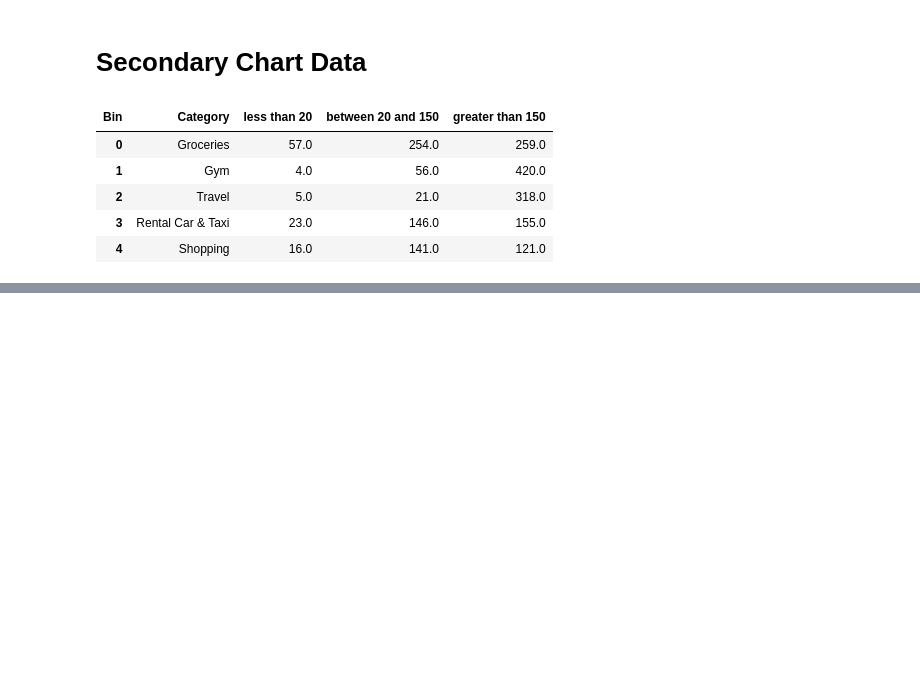
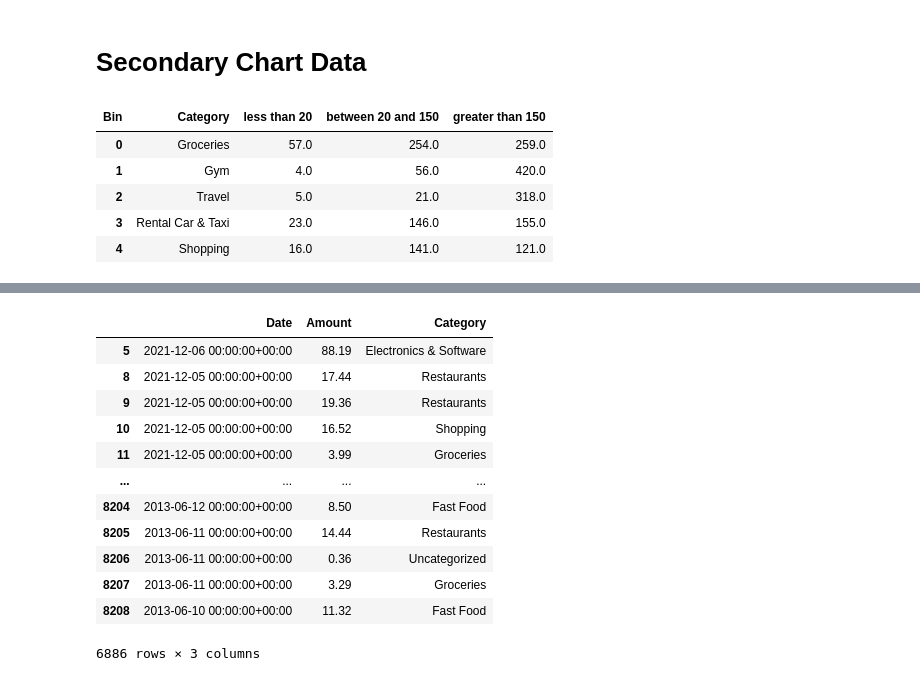
Before and after one commit to wesleybeckner/mintdash, a Jupyter notebook: examples/static_files.ipynb, the cells around one changed output, grey strips where cells are left out. Drawn from its saved outputs; the diff is of its cells as text; code cells hidden in the pictures; blank space fills up the shorter version.

```diff
--- a/examples/static_files.ipynb
+++ b/examples/static_files.ipynb
@@ -263,0 +302,16 @@ dff.to_json('static_data/category_spending_time.json')
+# %%
+df
+# %% [output]
+|  | Date | Amount | Category |
+| 5 | 2021-12-06 00:00:00+00:00 | 88.19 | Electronics & Software |
+| 8 | 2021-12-05 00:00:00+00:00 | 17.44 | Restaurants |
+| 9 | 2021-12-05 00:00:00+00:00 | 19.36 | Restaurants |
+| 10 | 2021-12-05 00:00:00+00:00 | 16.52 | Shopping |
+| 11 | 2021-12-05 00:00:00+00:00 | 3.99 | Groceries |
+| ... | ... | ... | ... |
+| 8204 | 2013-06-12 00:00:00+00:00 | 8.50 | Fast Food |
+| 8205 | 2013-06-11 00:00:00+00:00 | 14.44 | Restaurants |
+| 8206 | 2013-06-11 00:00:00+00:00 | 0.36 | Uncategorized |
+| 8207 | 2013-06-11 00:00:00+00:00 | 3.29 | Groceries |
+| 8208 | 2013-06-10 00:00:00+00:00 | 11.32 | Fast Food |
+6886 rows × 3 columns
```
Also changed, not shown: parts of 12 cells of this notebook, 2 other files.
